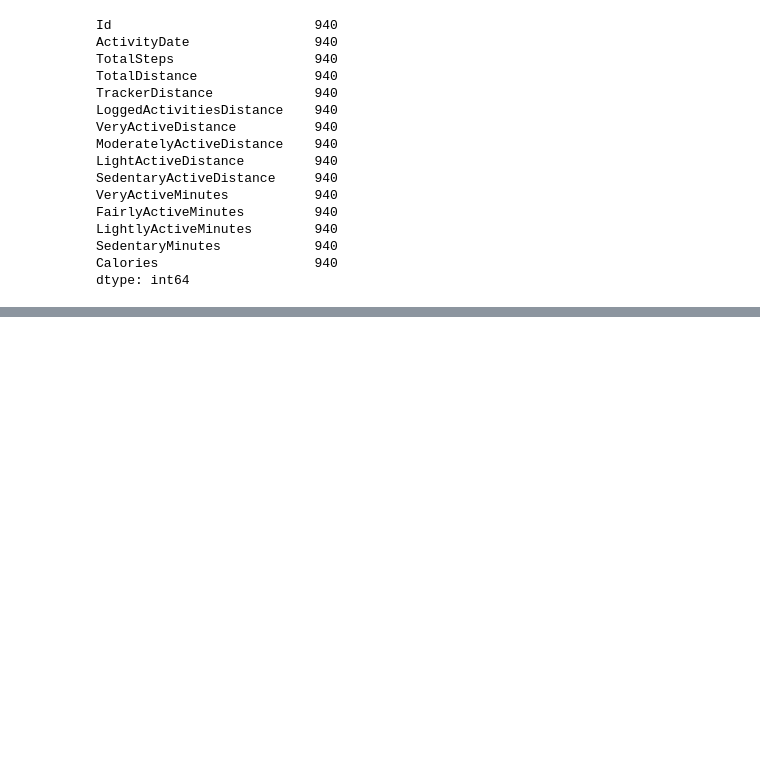
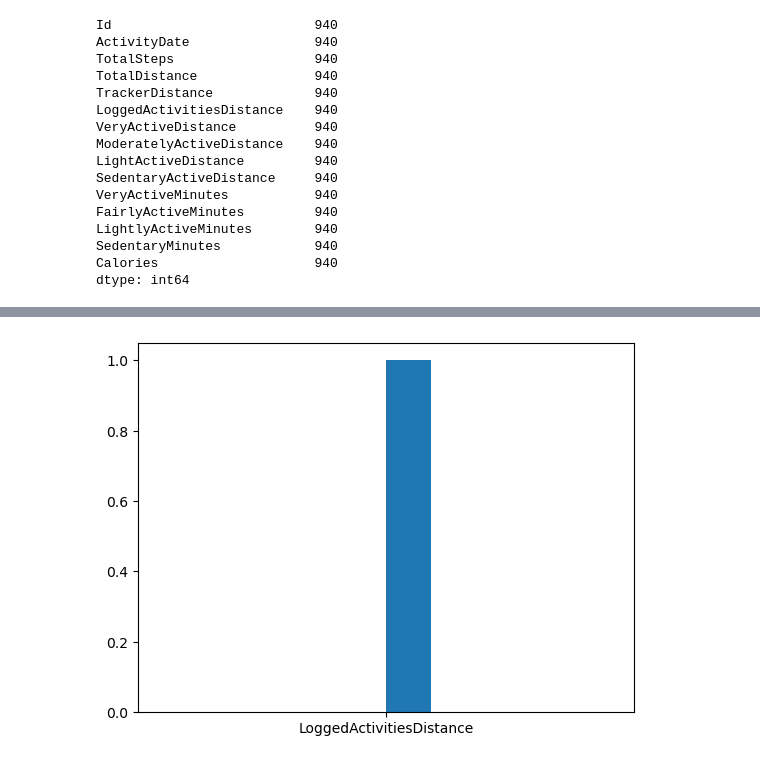
Before and after one commit to Santhoshmaganti/Smart_Health, a Jupyter notebook: dailyactivity.ipynb, the cells around one changed output, grey strips where cells are left out. Drawn from its saved outputs; the diff is of its cells as text; code cells hidden in the pictures; blank space fills up the shorter version.

```diff
--- a/dailyactivity.ipynb
+++ b/dailyactivity.ipynb
@@ -204,0 +215,6 @@ Name: 0.5, dtype: float64
+# %%
+x=["LoggedActivitiesDistance"]
+plt.hist(x)
+plt.show()
+# %% [output]
+[figure, added]
```
Also changed, not shown: parts of 27 cells of this notebook.
